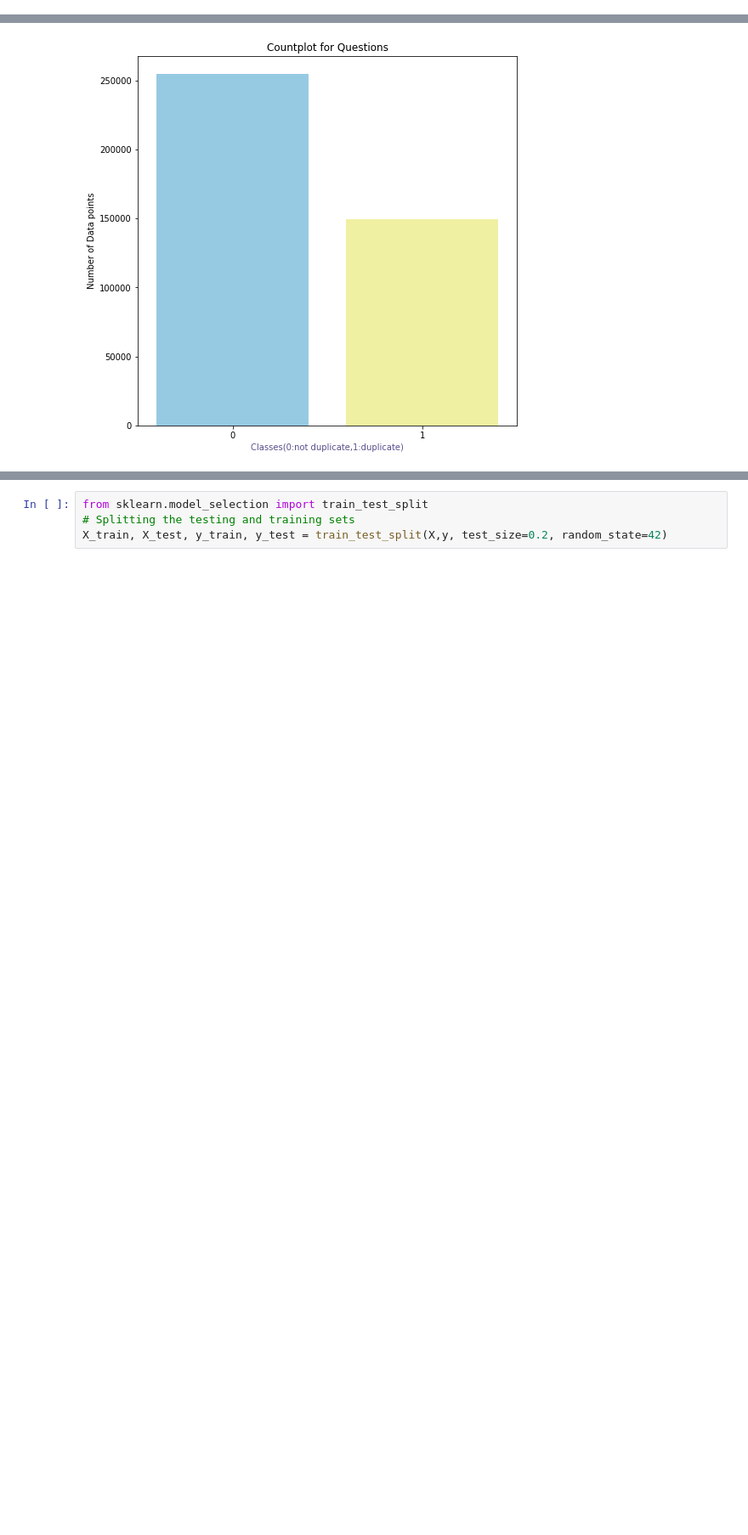
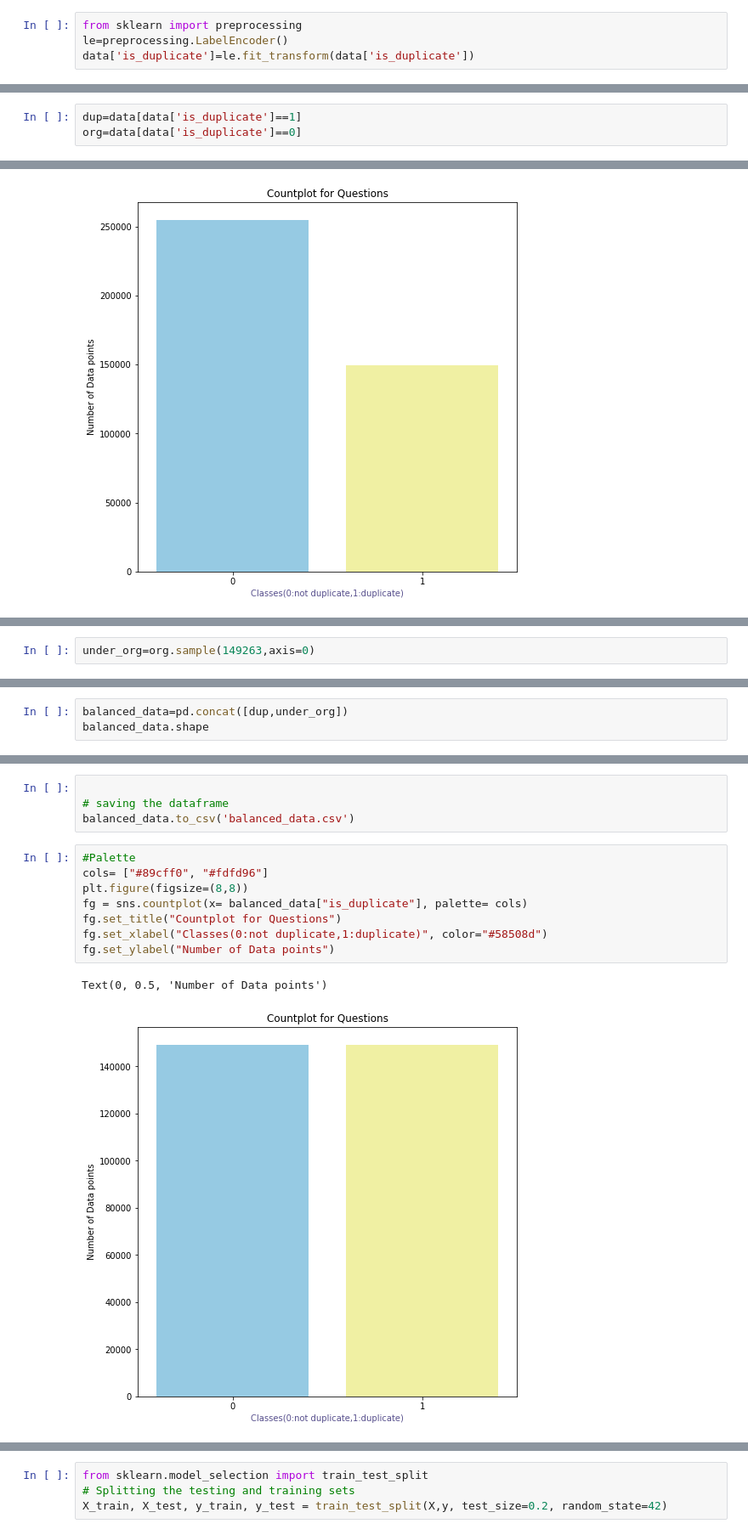
Before and after one commit to Annmariyaclarine/Project-similar-question-detection, a Jupyter notebook: main.ipynb, the cells around one changed output, grey strips where cells are left out. Shown: that part at 85% size. Drawn from its saved outputs; the diff is of its cells as text; blank space fills up the shorter version.

```diff
--- a/main.ipynb
+++ b/main.ipynb
@@ -82,0 +72,4 @@ data.head(8)
+# %%
+from sklearn import preprocessing
+le=preprocessing.LabelEncoder()
+data['is_duplicate']=le.fit_transform(data['is_duplicate'])
@@ -82,0 +80,3 @@ data.head(8)
+# %%
+dup=data[data['is_duplicate']==1]
+org=data[data['is_duplicate']==0]
@@ -93,0 +117,2 @@ Text(0, 0.5, 'Number of Data points')
+# %%
+under_org=org.sample(149263,axis=0)
@@ -93,0 +123,3 @@ Text(0, 0.5, 'Number of Data points')
+# %%
+balanced_data=pd.concat([dup,under_org])
+balanced_data.shape
@@ -94,2 +159,17 @@ Text(0, 0.5, 'Number of Data points')
+# %%
+
+# saving the dataframe
+balanced_data.to_csv('balanced_data.csv')
+# %%
+#Palette
+cols= ["#89cff0", "#fdfd96"]
+plt.figure(figsize=(8,8))
+fg = sns.countplot(x= balanced_data["is_duplicate"], palette= cols)
+fg.set_title("Countplot for Questions")
+fg.set_xlabel("Classes(0:not duplicate,1:duplicate)", color="#58508d")
+fg.set_ylabel("Number of Data points")
+# %% [output]
+Text(0, 0.5, 'Number of Data points')
+[figure, added]
 # %%
 # split dataset
```
Also changed, not shown: parts of 27 cells of this notebook.
